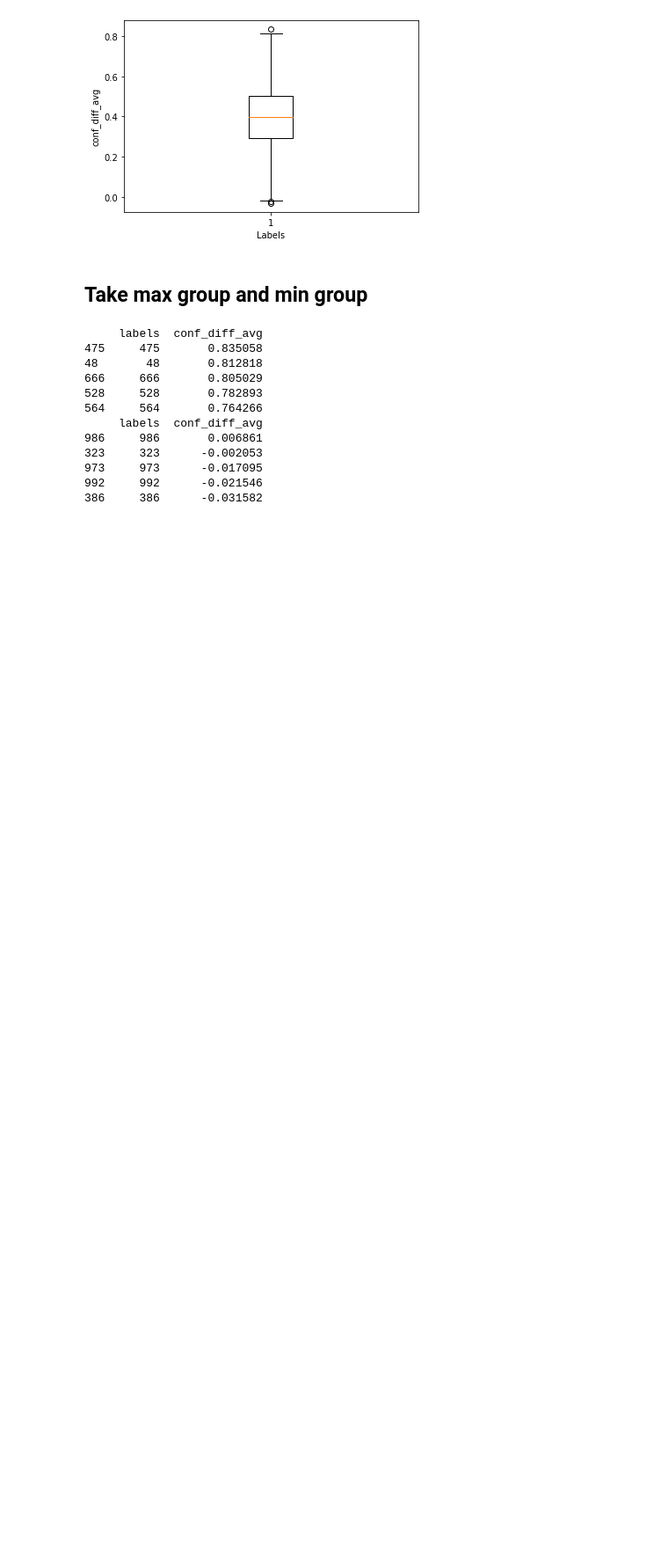
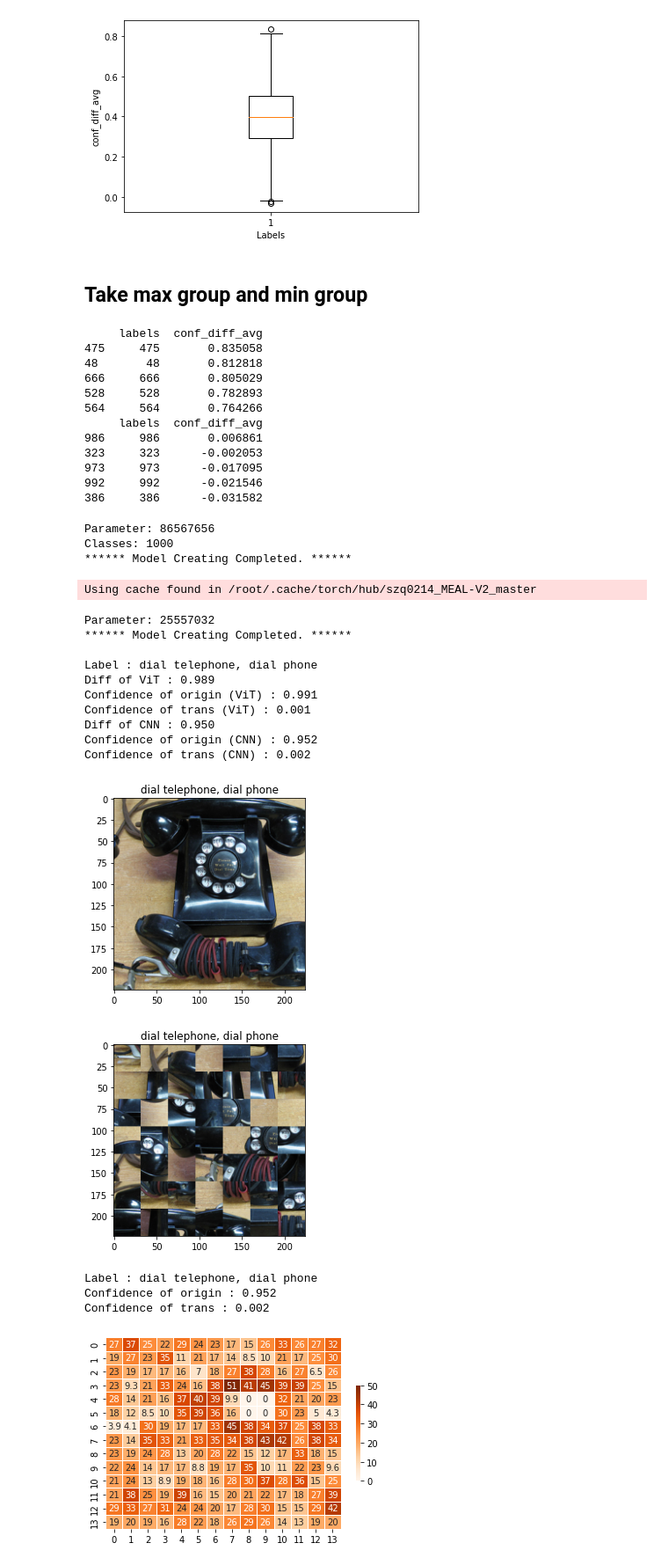
Before and after one commit to HiMyNameIsDavidKim/ML_Example, a Jupyter notebook: CV/patch_trans.ipynb, the cells around one changed output. Shown at 88% size. Drawn from its saved outputs; the diff is of its cells as text; code cells hidden in the pictures; blank space fills up the shorter version.

```diff
--- a/CV/patch_trans.ipynb
+++ b/CV/patch_trans.ipynb
@@ -304,3 +405,37 @@ print(df_sorted.tail(5))
 973     973      -0.017095
 992     992      -0.021546
 386     386      -0.031582
+# %%
+p2 = PatchHeatMap()
+n = 528*50
+p2.process_v(n+10, shuffle=True)
+p2.process_v(n+11, shuffle=True)
+p2.process_v(n+12, shuffle=True)
+p2.process_v(n+13, shuffle=True)
+p2.process_v(n+14, shuffle=True)
+p2.process_v(n+15, shuffle=True)
+p2.process_v(n+16, shuffle=True)
+p2.process_v(n+17, shuffle=True)
+p2.process_v(n+18, shuffle=True)
+p2.process_v(n+19, shuffle=True)
+# %% [output]
+Parameter: 86567656
+Classes: 1000
+****** Model Creating Completed. ******
+Using cache found in /root/.cache/torch/hub/szq0214_MEAL-V2_master
+Parameter: 25557032
+****** Model Creating Completed. ******
+
+Label : dial telephone, dial phone
+Diff of ViT : 0.989
+Confidence of origin (ViT) : 0.991
+Confidence of trans (ViT) : 0.001
+Diff of CNN : 0.950
+Confidence of origin (CNN) : 0.952
+Confidence of trans (CNN) : 0.002
+[figure, added]
+[figure, added]
+Label : dial telephone, dial phone
+Confidence of origin : 0.952
+Confidence of trans : 0.002
+[figure, added]
```
Also changed, not shown: parts of 14 cells of this notebook.
